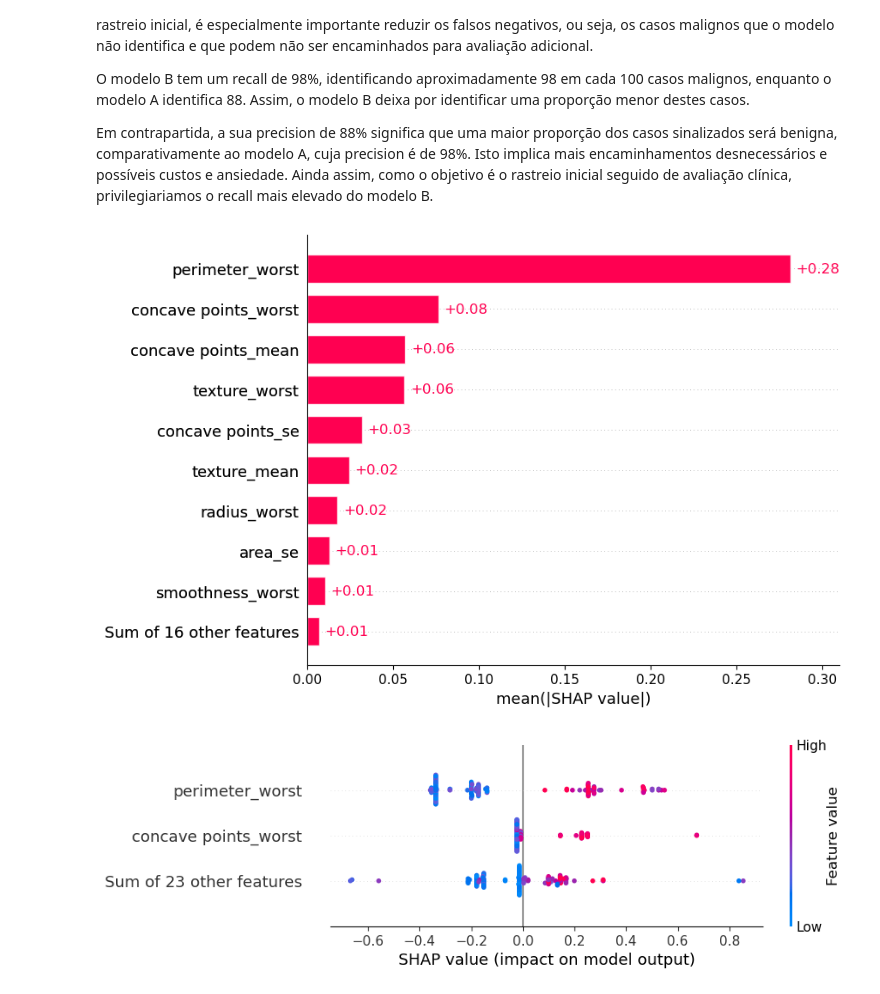
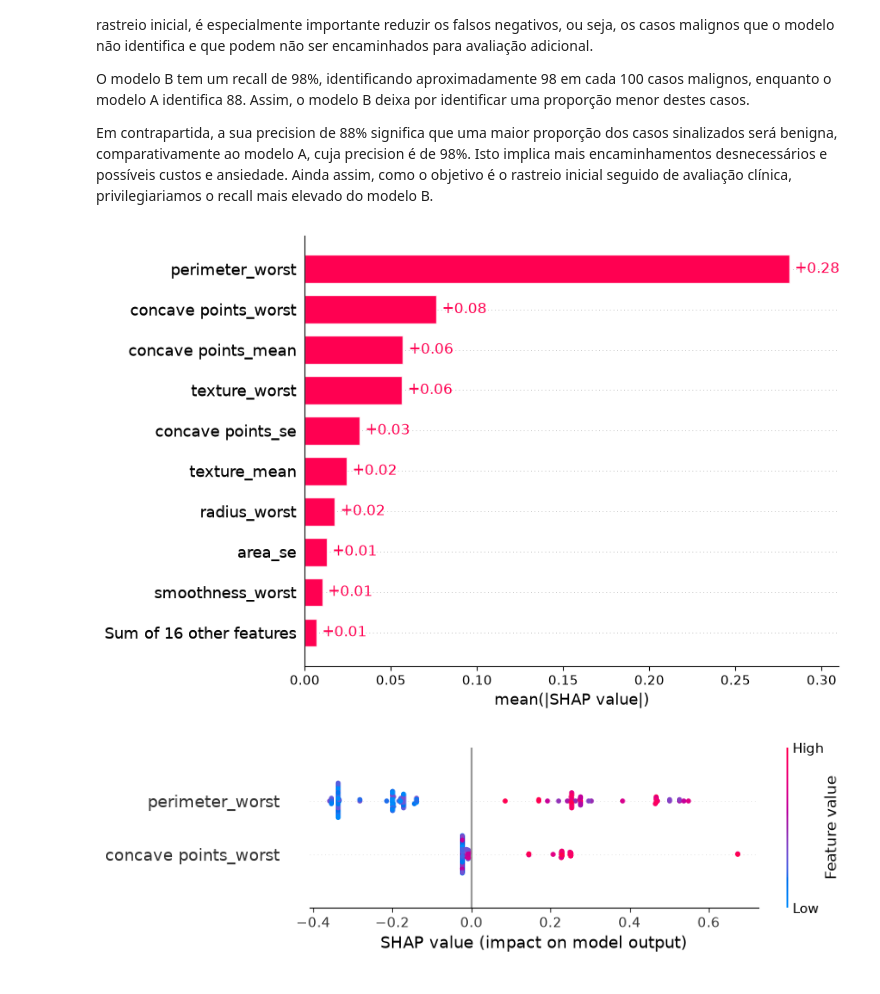
Before and after one commit to nunoBaltasar/Apre, a Jupyter notebook: G_notebook.ipynb, the cells around one changed output. Cells and saved outputs as stored; diff of their text form; code cells hidden in the pictures.

```diff
--- a/G_notebook.ipynb
+++ b/G_notebook.ipynb
@@ -181,33 +181,40 @@ import shap
 
 best_tree = best_model
 
 explainer = shap.TreeExplainer(best_tree) #quanto cada feature contribui para as decisões
 shap_values = explainer(X_test) #contribuição de cada uma dessas features para o output do modelo
 
 
 classes_list = list(best_tree.classes_)
 malignant_index = classes_list.index("M")
 
 
 shap_malignant = shap_values[:, :, malignant_index]
 
 # a)
 shap.plots.bar(shap_malignant)
 plt.show()
 
 # b)
-shap.plots.beeswarm(shap_malignant, max_display=3)
+feature_names = list(shap_malignant.feature_names)
+indices = [
+    feature_names.index("perimeter_worst"),
+    feature_names.index("concave points_worst")
+]
+
+shap_subset = shap_malignant[:, indices]
+shap.plots.beeswarm(shap_subset)
 plt.show()
 
 
 # Ex: Em perimeter_worst, vermelho significa um valor alto da variável e azul um valor baixo.
 # Os valores altos tendem a ter SHAP positivo, aumentando a probabilidade prevista
 # de o paciente ter um tumor maligno; os valores baixos tendem a diminuí-la.
 # Em concave points_worst, os valores altos também tendem a aumentar essa probabilidade,
 # enquanto os valores baixos tendem a diminuí-la ou a ter um efeito próximo de zero.
 # Concluímos, juntamente com o gráfico de barras, que perimeter_worst e
 # concave points_worst são as duas variáveis com maior impacto global nas previsões
 # de malignidade do modelo.
 # %% [output]
-[figure, old version]
+[figure, new version]
-[figure, old version]
+[figure, new version]
```
Also changed, not shown: parts of 1 cell of this notebook.
